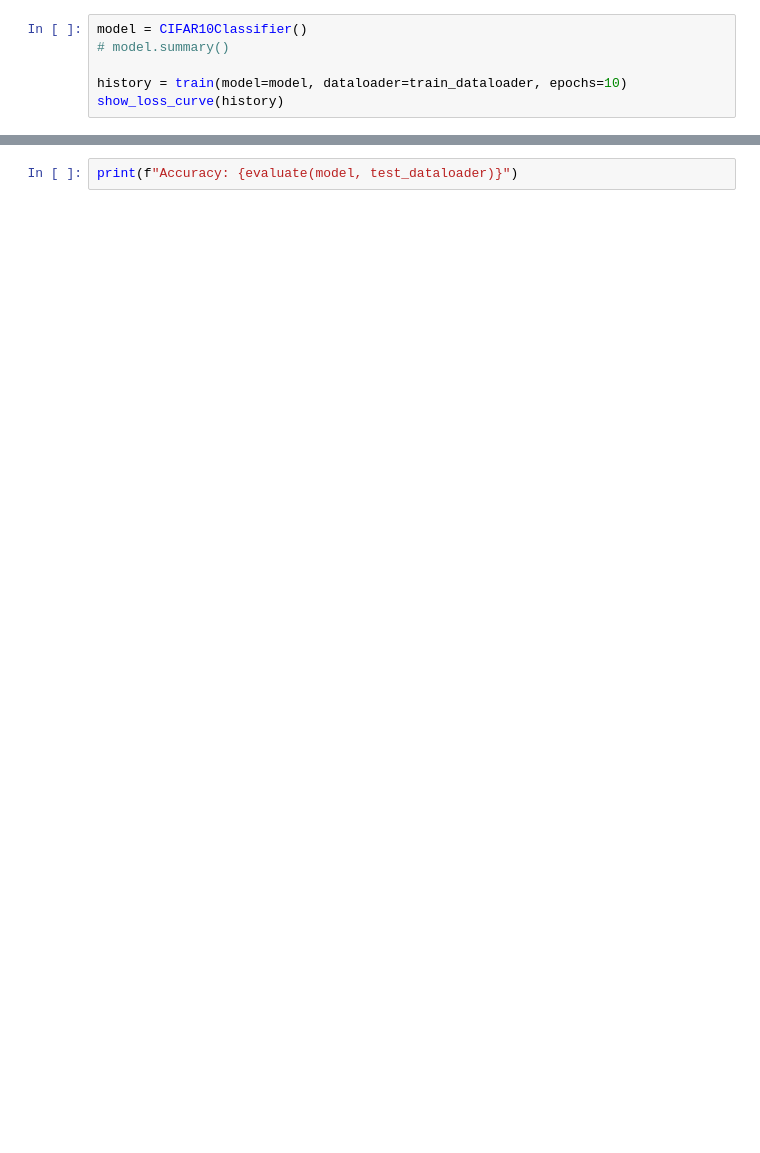
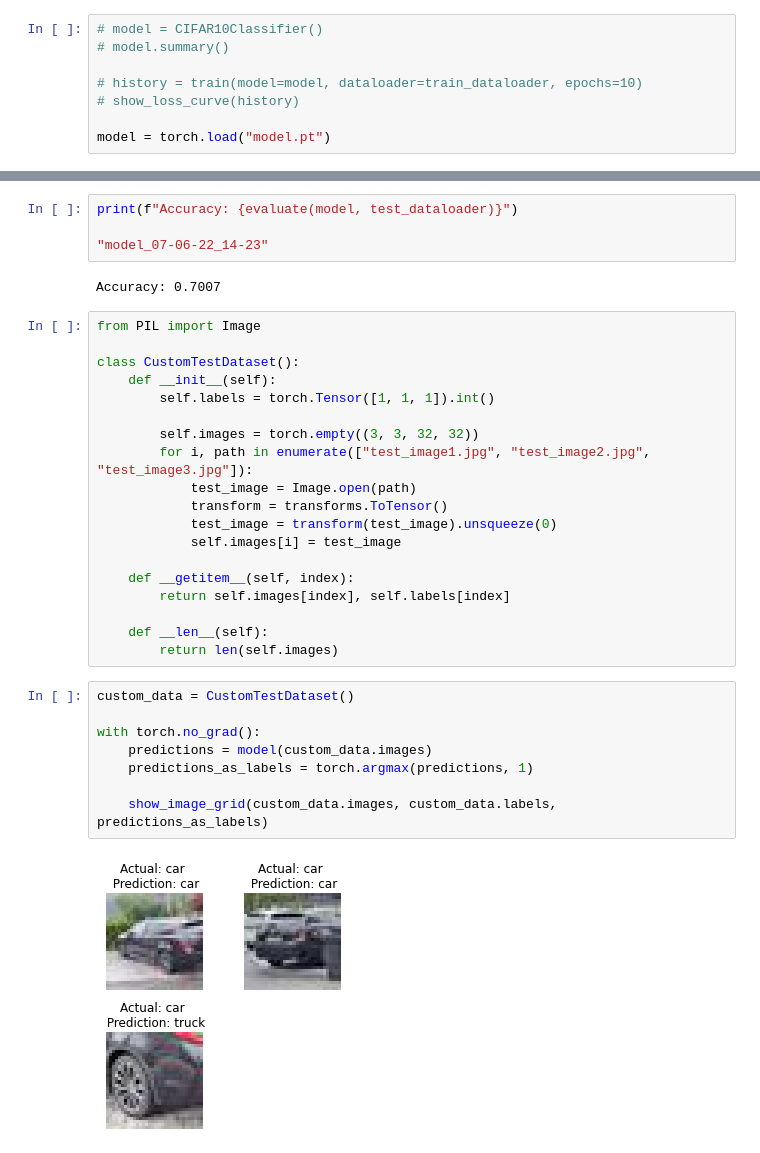
Before and after one commit to MaximilianMundt/DLCV, a Jupyter notebook: Übungsblatt 07 und 08/blatt07u08.ipynb, the cells around one changed output, grey strips where cells are left out. Cells and saved outputs as stored; diff of their text form; blank space fills up the shorter version.

```diff
--- a/Übungsblatt 07 und 08/blatt07u08.ipynb
+++ b/Übungsblatt 07 und 08/blatt07u08.ipynb
@@ -15,9 +18,11 @@ test_dataloader = DataLoader(test_data, batch_size=36, shuffle=True)
 # %%
-model = CIFAR10Classifier()
+# model = CIFAR10Classifier()
 # model.summary()
 
-history = train(model=model, dataloader=train_dataloader, epochs=10)
-show_loss_curve(history)
+# history = train(model=model, dataloader=train_dataloader, epochs=10)
+# show_loss_curve(history)
+
+model = torch.load("model.pt")
 # %%
 test_iterator = iter(test_dataloader)
 images, labels = next(test_iterator)
@@ -29,2 +37,35 @@ with torch.no_grad():
 # %%
 print(f"Accuracy: {evaluate(model, test_dataloader)}")
+
+"model_07-06-22_14-23"
+# %% [output]
+Accuracy: 0.7007
+# %%
+from PIL import Image
+
+class CustomTestDataset():
+    def __init__(self):
+        self.labels = torch.Tensor([1, 1, 1]).int()
+
+        self.images = torch.empty((3, 3, 32, 32))
+        for i, path in enumerate(["test_image1.jpg", "test_image2.jpg", "test_image3.jpg"]):
+            test_image = Image.open(path)
+            transform = transforms.ToTensor()
+            test_image = transform(test_image).unsqueeze(0)
+            self.images[i] = test_image
+
+    def __getitem__(self, index):
+        return self.images[index], self.labels[index]
+
+    def __len__(self):
+        return len(self.images)
+# %%
+custom_data = CustomTestDataset()
+
+with torch.no_grad():
+    predictions = model(custom_data.images)
+    predictions_as_labels = torch.argmax(predictions, 1)
+
+    show_image_grid(custom_data.images, custom_data.labels, predictions_as_labels)
+# %% [output]
+[figure, added]
```
Also changed, not shown: parts of 3 cells of this notebook, 6 other files.
